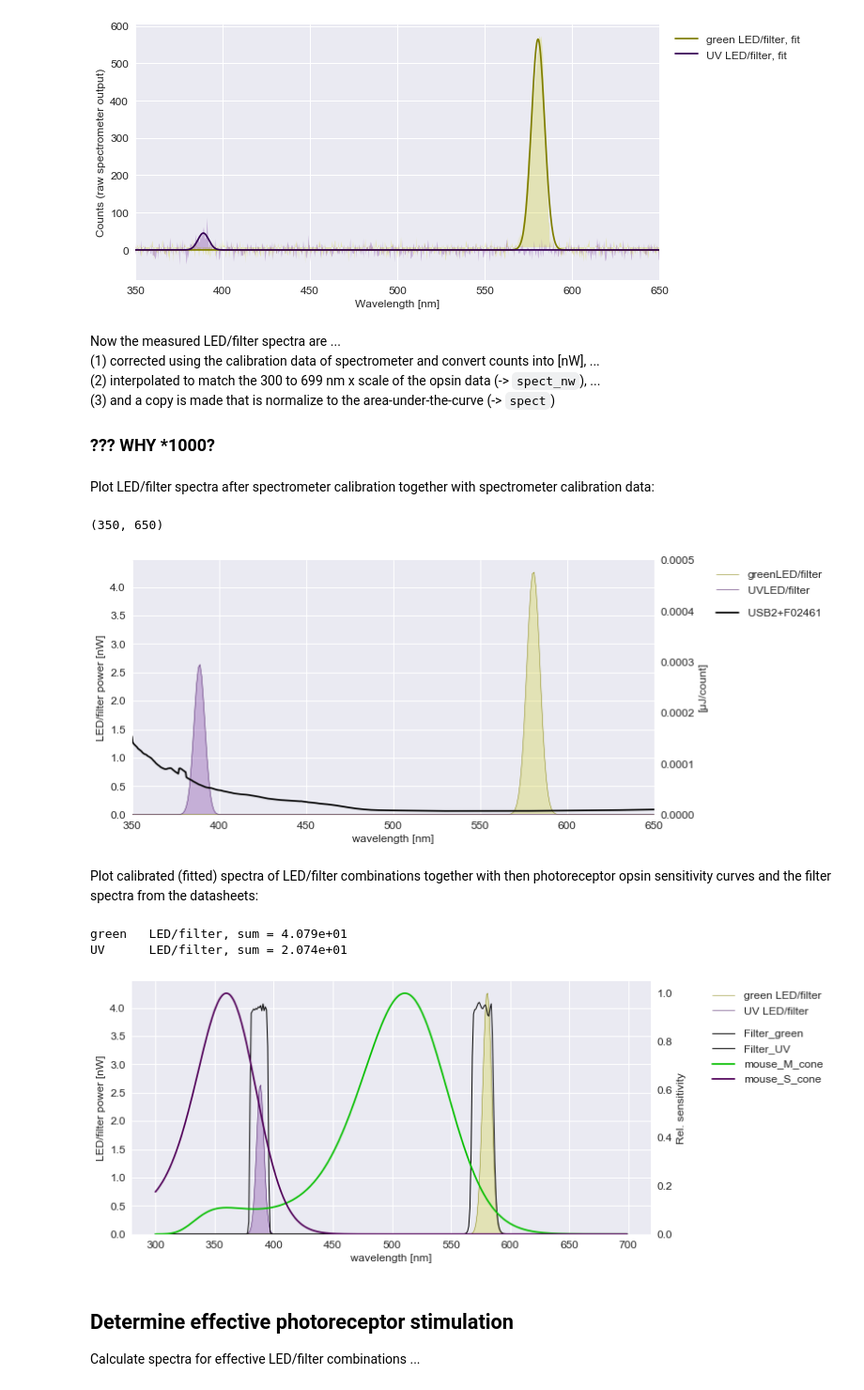
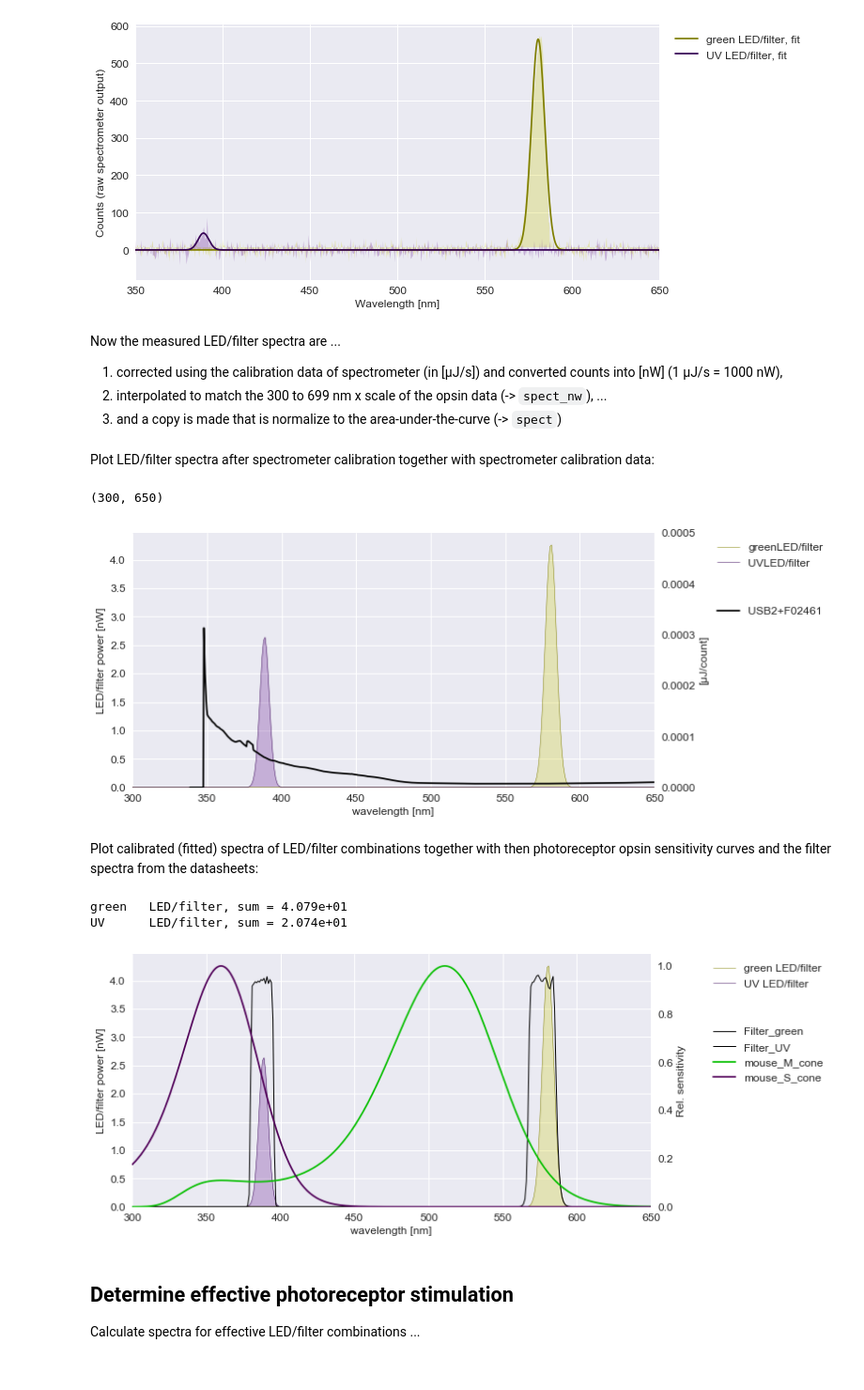
Before and after one commit to eulerlab/open-visual-stimulator, a Jupyter notebook: calibration_maximalIntensity.ipynb, the cells around one changed output. Shown: that part at 94% size. Drawn from its saved outputs; the diff is of its cells as text; code cells hidden in the pictures.

```diff
--- a/calibration_maximalIntensity.ipynb
+++ b/calibration_maximalIntensity.ipynb
@@ -267,7 +293,7 @@ spm_fileName     = path_SpectCalibData +"USB2+F02461_20171108_CC.Irradcal"
 spm_serialNumber = "USB2+F02461"
 
 (spm_calib_values,
- spm_calib_wavelengths) = load_calibration_curves(spm_fileName, spm_serialNumber)
+ spm_calib_wavelengths) = sph.load_calibration_curves(sph.DevType.OO_USB2000, spm_fileName, spm_serialNumber)
 # %% [markdown]
 Plot spectometer calibration curve
 # %%
@@ -308,8 +342,16 @@ Prepare the measurements and when ready, press Enter. For each LED (light source
 
 The recorded mean spectra together with the wavelengts are written to a text file, one per LED. By chosing the name of an existing set of files (`fileNameMask`) in the folder `data//`, no measurements are taking place and instead the data of that earlier recording is loaded.
 # %%
-#fileNameMask  = "TFTMonitor_Samsung"
-fileNameMask   = "LEDs_Setup2_20180815c"
+# Setup #2 green-UV lightcrafter
+# (through-the-condenser stimulation)
+#
+fileNameMask = "LEDs_Setup2_20180815c"
+
+"""
+# TFT screen, for comparison
+#
+fileNameMask  = "TFTMonitor_Samsung"
+"""
 
 for iLED, LED in enumerate(LEDs):
     # Check if file with the mask given above does already exist
@@ -331,7 +373,10 @@ for iLED, LED in enumerate(LEDs):
         curr_background = []
         for i in pbar.log_progress(range(LED["meas_n_trials"][0]),
                                    name='Background, {0} LED'.format(LED["name"])):
+            '''
             wavelengths, intensities = spectrometer.spectrum()
+            '''
+            wavelengths, intensities = sph.grabSpectrum(sph.DevType.OO_USB2000)
             curr_background.append(intensities)
         LED["spect_raw_bkg"] = np.mean(curr_background, axis=0)
 
@@ -361,7 +406,10 @@ for iLED, LED in enumerate(LEDs):
         LED["spect_raw"] = []
         for i in pbar.log_progress(range(LED["meas_n_trials"][1]),
                                    name='Maximal intensity, {0} LED'.format(LED["name"])):
+            '''
             wavelengths, intensities = spectrometer.spectrum()
+            '''
+            wavelengths, intensities = sph.grabSpectrum(sph.DevType.OO_USB2000)
             curr_spectrum = intensities -LED["spect_raw_bkg"]
             LED["spect_raw"].append(curr_spectrum)
         LED["spect_raw_avg"] = np.mean(LED["spect_raw"], axis=0)
@@ -386,4 +434,8 @@ for iLED, LED in enumerate(LEDs):
     if len(fileNameMask) > 0:
         np.savetxt(fName, np.transpose([wavelengths, LED["spect_raw_bkg"], LED["spect_raw_avg"]]),
                    header="wavelength\traw_bkg\traw_avg", newline=txtFileNewLineStr)
+
+# Disconnect spectrometer (if used)
+#
+sph.disconnect(sph.DevType.OO_USB2000)
 # %% [output]
@@ -431,11 +484,22 @@ Postprocess the spectra:
 Typical parameters for LED measurements are `useFit=1`, `useSNRemover=1`, `SN_thres=50`, and `sigmaStart=1`.
 For an RGB TFT screen, typical parameters are `useFit=2`, `useSNRemover=0`, `SN_thres=500`, and `sigmaStart=1`.
 # %%
+# Setup #2 green-UV lightcrafter
+# (through-the-condenser stimulation)
+#
 useFit       = 1   # 0=no, 1=use Gaussian, 2=use exponentially modified Gaussian (EMG)
 useSNRemover = 1   # 0=no, 1=yes
 SN_thres     = 50  # threshold for shot noise detection,
 sigmaStart   = 1
 
+"""
+# TFT screen, for comparison
+#
+useFit       = 2
+useSNRemover = 0
+SN_thres     = 500
+sigmaStart   = 1
+"""
 
 for iLED, LED in enumerate(LEDs):
     if useSNRemover > 0:
@@ -482,11 +546,9 @@ plt.xlim((350, 650))
 [figure]
 # %% [markdown]
 Now the measured LED/filter spectra are ...
-(1) corrected using the calibration data of spectrometer and convert counts into [nW], ...
-(2) interpolated to match the 300 to 699 nm x scale of the opsin data (-> `spect_nw`), ...
-(3) and a copy is made that is normalize to the area-under-the-curve (-> `spect`)
-
-### ??? WHY *1000?
+1. corrected using the calibration data of spectrometer (in [µJ/s]) and converted counts into [nW] (1 µJ/s = 1000 nW),
+2. interpolated to match the 300 to 699 nm x scale of the opsin data (-> `spect_nw`), ...
+3. and a copy is made that is normalize to the area-under-the-curve (-> `spect`)
 # %%
 for iLED, LED in enumerate(LEDs):
     corrSpect            = np.multiply(LED["spect_raw_fit"], spm_calib_values) /int_time_s *1000
@@ -513,48 +575,50 @@ ax1.set_ylim(ymin=0)
 ax2.plot(spm_calib_wavelengths, spm_calib_values, color="black", label=spm_serialNumber)
 ax2.set_ylabel("[µJ/count]")
 ax2.set_ylim(ymin=0, ymax=0.0005)
-ax2.legend(bbox_to_anchor=(1.10, 0.85), loc="upper left")
+ax2.legend(bbox_to_anchor=(1.10, 0.75), loc="upper left")
 ax2.grid(False)
-ax2.set_xlim((350, 650))
+ax2.set_xlim((300, 650))
 # %% [output]
-(350, 650)
+(300, 650)
-[figure, old version]
+[figure, new version]
 # %% [markdown]
 Plot calibrated (fitted) spectra of LED/filter combinations together with then photoreceptor opsin sensitivity curves and the filter spectra from the datasheets:
 # %%
 fig, ax1 = plt.subplots()
 ax2      = ax1.twinx()
 
 for iLED, LED in enumerate(LEDs):
     col_lo = spectrum.wavelength_to_rgb(LED["peak_nm"], darker=0.5)
     col_hi = spectrum.wavelength_to_rgb(LED["peak_nm"], darker=0.8)
     ax1.plot(x_wavelen_nm, LED["spect_nw"], color=col_lo,
              label=LED["name"] +" LED/filter", linewidth=0.5)
     ax1.fill(x_wavelen_nm, LED["spect_nw"], facecolor=col_hi, alpha=0.25)
-    ax2.plot(x_wavelen_nm, LED["filter_spect"], color="black", label="Filter_" +LED["name"], linewidth=1)
+    if len(LED["filter_spect"]) > 0:
+        ax2.plot(x_wavelen_nm, LED["filter_spect"], color="black", label="Filter_" +LED["name"], linewidth=1)
 
 
 for PR in PRs:
     if len(PR["spect"]) > 0:
         col = spectrum.wavelength_to_rgb(PR["peak_nm"], darker=0.75)
         ax2.plot(x_wavelen_nm, PR["spect"], color=col, label=PR["name"])
 
 ax1.set_xlabel("wavelength [nm]")
 ax1.set_ylabel("LED/filter power [nW]")
 ax1.legend(bbox_to_anchor=(1.10, 1), loc="upper left")
 ax1.set_ylim(ymin=0)
 
 ax2.set_ylabel("Rel. sensitivity")
-ax2.legend(bbox_to_anchor=(1.10, 0.85), loc="upper left")
+ax2.legend(bbox_to_anchor=(1.10, 0.75), loc="upper left")
 ax2.set_ylim(ymin=0)
 ax2.grid(False)
+ax2.set_xlim((300, 650))
 
 for iLED, LED in enumerate(LEDs):
     print("{0}\tLED/filter, sum = {1:.3e}".format(LED["name"], np.sum(LED["spect_nw"])))
 # %% [output]
 green   LED/filter, sum = 4.079e+01
 UV      LED/filter, sum = 2.074e+01
-[figure, old version]
+[figure, new version]
 # %% [markdown]
 ## Determine effective photoreceptor stimulation
 
```
Also changed, not shown: parts of 12 cells of this notebook, 8 other files.
